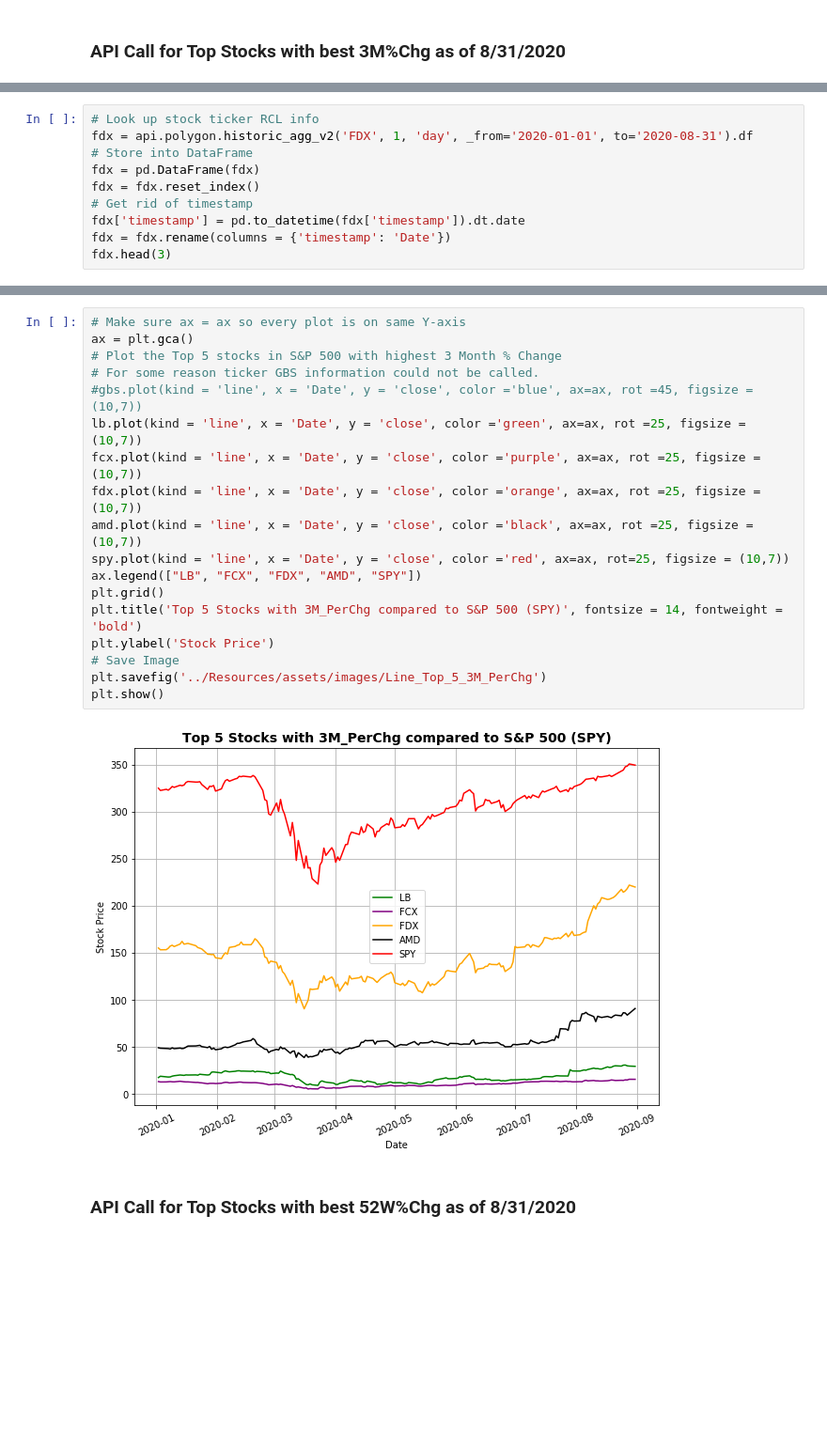
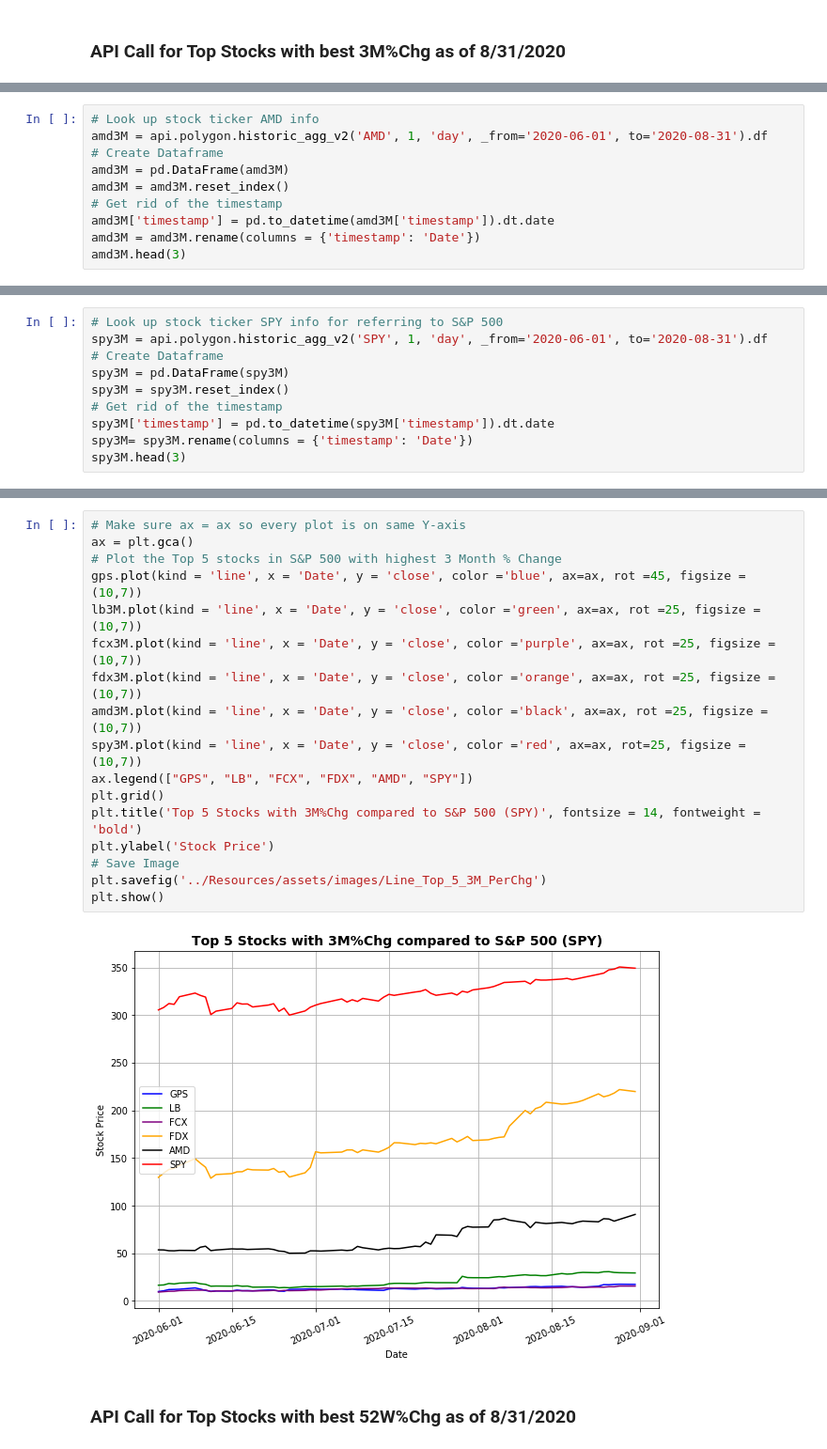
Before and after one commit to jakebyford/sp500, a Jupyter notebook: S_&_P_ETL_Pandas/Solved/S & P ETL Project.ipynb, the cells around one changed output, grey strips where cells are left out. Shown at 94% size. Drawn from its saved outputs; the diff is of its cells as text; blank space fills up the shorter version.

```diff
--- a/S_&_P_ETL_Pandas/Solved/S & P ETL Project.ipynb
+++ b/S_&_P_ETL_Pandas/Solved/S & P ETL Project.ipynb
@@ -554,12 +602,12 @@ fcx.head(3)
 # %%
-# Look up stock ticker RCL info
-fdx = api.polygon.historic_agg_v2('FDX', 1, 'day', _from='2020-01-01', to='2020-08-31').df
-# Store into DataFrame
-fdx = pd.DataFrame(fdx)
-fdx = fdx.reset_index()
-# Get rid of timestamp
-fdx['timestamp'] = pd.to_datetime(fdx['timestamp']).dt.date
-fdx = fdx.rename(columns = {'timestamp': 'Date'})
-fdx.head(3)
+# Look up stock ticker AMD info
+amd3M = api.polygon.historic_agg_v2('AMD', 1, 'day', _from='2020-06-01', to='2020-08-31').df
+# Create Dataframe
+amd3M = pd.DataFrame(amd3M)
+amd3M = amd3M.reset_index()
+# Get rid of the timestamp
+amd3M['timestamp'] = pd.to_datetime(amd3M['timestamp']).dt.date
+amd3M = amd3M.rename(columns = {'timestamp': 'Date'})
+amd3M.head(3)
 # %% [output]
 |  | Date | open | high | low | close | volume | vwap |
@@ -568,0 +617,10 @@ fdx.head(3)
+# %%
+# Look up stock ticker SPY info for referring to S&P 500
+spy3M = api.polygon.historic_agg_v2('SPY', 1, 'day', _from='2020-06-01', to='2020-08-31').df
+# Create Dataframe
+spy3M = pd.DataFrame(spy3M)
+spy3M = spy3M.reset_index()
+# Get rid of the timestamp
+spy3M['timestamp'] = pd.to_datetime(spy3M['timestamp']).dt.date
+spy3M= spy3M.rename(columns = {'timestamp': 'Date'})
+spy3M.head(3)
@@ -569,22 +632,21 @@ fdx.head(3)
 # %%
 # Make sure ax = ax so every plot is on same Y-axis
 ax = plt.gca()
 # Plot the Top 5 stocks in S&P 500 with highest 3 Month % Change
-# For some reason ticker GBS information could not be called.
-#gbs.plot(kind = 'line', x = 'Date', y = 'close', color ='blue', ax=ax, rot =45, figsize = (10,7))
-lb.plot(kind = 'line', x = 'Date', y = 'close', color ='green', ax=ax, rot =25, figsize = (10,7))
-fcx.plot(kind = 'line', x = 'Date', y = 'close', color ='purple', ax=ax, rot =25, figsize = (10,7))
-fdx.plot(kind = 'line', x = 'Date', y = 'close', color ='orange', ax=ax, rot =25, figsize = (10,7))
-amd.plot(kind = 'line', x = 'Date', y = 'close', color ='black', ax=ax, rot =25, figsize = (10,7))
-spy.plot(kind = 'line', x = 'Date', y = 'close', color ='red', ax=ax, rot=25, figsize = (10,7))
-ax.legend(["LB", "FCX", "FDX", "AMD", "SPY"])
+gps.plot(kind = 'line', x = 'Date', y = 'close', color ='blue', ax=ax, rot =45, figsize = (10,7))
+lb3M.plot(kind = 'line', x = 'Date', y = 'close', color ='green', ax=ax, rot =25, figsize = (10,7))
+fcx3M.plot(kind = 'line', x = 'Date', y = 'close', color ='purple', ax=ax, rot =25, figsize = (10,7))
+fdx3M.plot(kind = 'line', x = 'Date', y = 'close', color ='orange', ax=ax, rot =25, figsize = (10,7))
+amd3M.plot(kind = 'line', x = 'Date', y = 'close', color ='black', ax=ax, rot =25, figsize = (10,7))
+spy3M.plot(kind = 'line', x = 'Date', y = 'close', color ='red', ax=ax, rot=25, figsize = (10,7))
+ax.legend(["GPS", "LB", "FCX", "FDX", "AMD", "SPY"])
 plt.grid()
-plt.title('Top 5 Stocks with 3M_PerChg compared to S&P 500 (SPY)', fontsize = 14, fontweight = 'bold')
+plt.title('Top 5 Stocks with 3M%Chg compared to S&P 500 (SPY)', fontsize = 14, fontweight = 'bold')
 plt.ylabel('Stock Price')
 # Save Image
 plt.savefig('../Resources/assets/images/Line_Top_5_3M_PerChg')
 plt.show()
 # %% [output]
-[figure, old version]
+[figure, new version]
 # %% [markdown]
 ### API Call for Top Stocks with best 52W%Chg as of 8/31/2020
```
Also changed, not shown: parts of 35 cells of this notebook, 23 other files.
